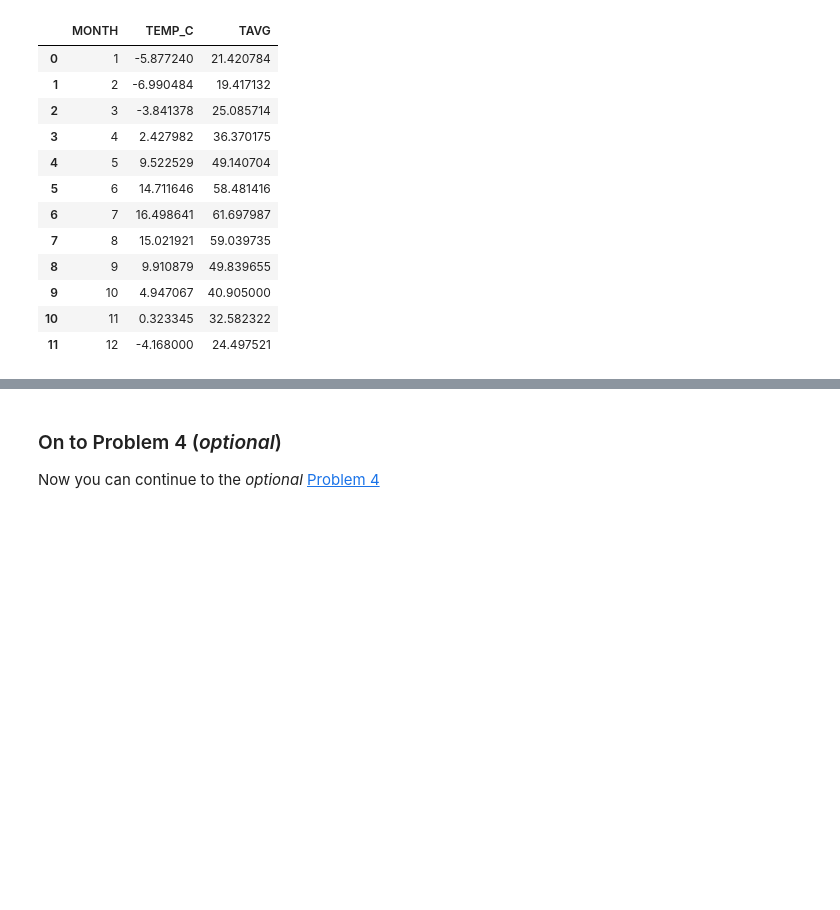
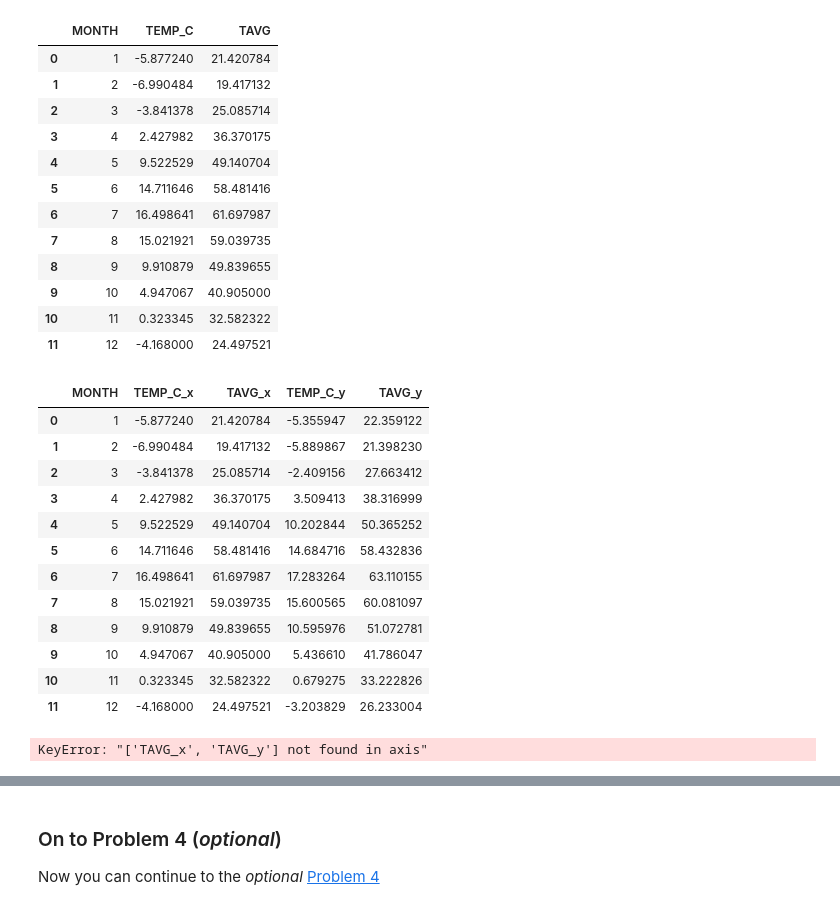
Before and after one commit to FinnP0611/Exercise-6-Finn, a Jupyter notebook: Exercise-6-problems-1-3.ipynb, the cells around one changed output, grey strips where cells are left out. Saved outputs shown, nothing was run; the diff lists cells and outputs as text; code cells hidden in the pictures; blank space fills up the shorter version.

```diff
--- a/Exercise-6-problems-1-3.ipynb
+++ b/Exercise-6-problems-1-3.ipynb
@@ -338,3 +333,25 @@ reference_temps
 | 9 | 10 | 4.947067 | 40.905000 |
 | 10 | 11 | 0.323345 | 32.582322 |
 | 11 | 12 | -4.168000 | 24.497521 |
+# %%
+merged = pd.merge(reference_temps, monthly_data, on='MONTH')
+merged
+# %% [output]
+|  | MONTH | TEMP_C_x | TAVG_x | TEMP_C_y | TAVG_y |
+| 0 | 1 | -5.877240 | 21.420784 | -5.355947 | 22.359122 |
+| 1 | 2 | -6.990484 | 19.417132 | -5.889867 | 21.398230 |
+| 2 | 3 | -3.841378 | 25.085714 | -2.409156 | 27.663412 |
+| 3 | 4 | 2.427982 | 36.370175 | 3.509413 | 38.316999 |
+| 4 | 5 | 9.522529 | 49.140704 | 10.202844 | 50.365252 |
+| 5 | 6 | 14.711646 | 58.481416 | 14.684716 | 58.432836 |
+| 6 | 7 | 16.498641 | 61.697987 | 17.283264 | 63.110155 |
+| 7 | 8 | 15.021921 | 59.039735 | 15.600565 | 60.081097 |
+| 8 | 9 | 9.910879 | 49.839655 | 10.595976 | 51.072781 |
+| 9 | 10 | 4.947067 | 40.905000 | 5.436610 | 41.786047 |
+| 10 | 11 | 0.323345 | 32.582322 | 0.679275 | 33.222826 |
+| 11 | 12 | -4.168000 | 24.497521 | -3.203829 | 26.233004 |
+# %%
+merged.rename(columns={'TEMP_C_x' : 'REF_TEMPS', 'TEMP_C_y' : 'TEMP_C'}, inplace=True)
+merged.drop(columns=['TAVG_x', 'TAVG_y'], inplace=True)
+# %% [output]
+KeyError: "['TAVG_x', 'TAVG_y'] not found in axis"
```
Also changed, not shown: parts of 18 cells of this notebook.
